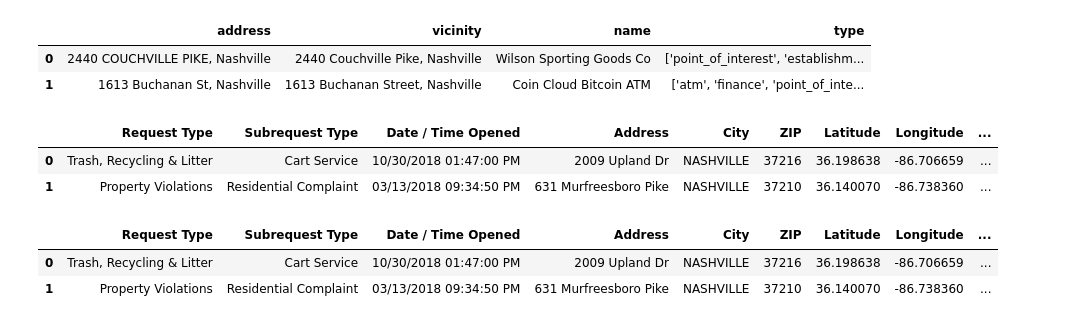
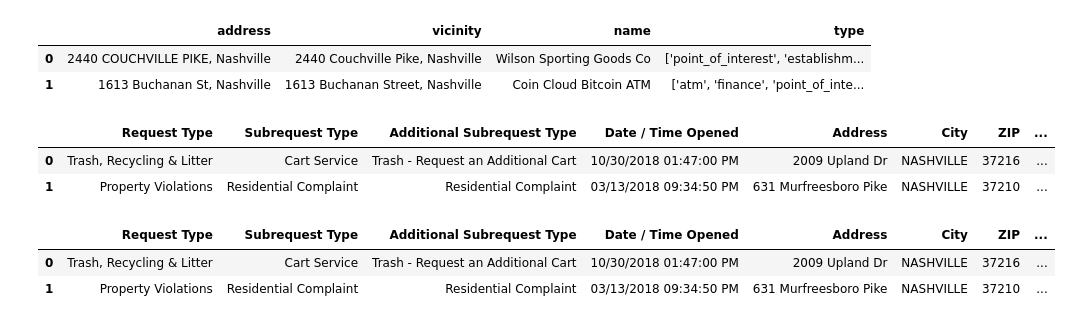
Before and after one commit to nataliaz87/nashville-covid-quaranteam, a Jupyter notebook: notebooks/covid_19_nz.ipynb, the cells around one changed output. Saved outputs shown, nothing was run; the diff lists cells and outputs as text; code cells hidden in the pictures.

```diff
--- a/notebooks/covid_19_nz.ipynb
+++ b/notebooks/covid_19_nz.ipynb
@@ -33,17 +37,17 @@ businesses_df.head(2)
 | 0 | 2440 COUCHVILLE PIKE, Nashville | 2440 Couchville Pike, Nashville | Wilson Sporting Goods Co | ['point_of_interest', 'establishm... |
 | 1 | 1613 Buchanan St, Nashville | 1613 Buchanan Street, Nashville | Coin Cloud Bitcoin ATM | ['atm', 'finance', 'point_of_inte... |
 # %%
-service_requests_filtered = service_requests_df[['Request Type','Subrequest Type','Date / Time Opened','Address', 'City','ZIP','Latitude','Longitude','Mapped Location']]
+service_requests_filtered = service_requests_df[['Request Type','Subrequest Type','Additional Subrequest Type','Date / Time Opened','Address', 'City','ZIP','Latitude','Longitude','Mapped Location']]
 service_requests_filtered.head(2)
 # %% [output]
-|  | Request Type | Subrequest Type | Date / Time Opened | Address | City | ZIP | Latitude | Longitude | ... |
-| 0 | Trash, Recycling & Litter | Cart Service | 10/30/2018 01:47:00 PM | 2009 Upland Dr | NASHVILLE | 37216 | 36.198638 | -86.706659 | ... |
-| 1 | Property Violations | Residential Complaint | 03/13/2018 09:34:50 PM | 631 Murfreesboro Pike | NASHVILLE | 37210 | 36.140070 | -86.738360 | ... |
+|  | Request Type | Subrequest Type | Additional Subrequest Type | Date / Time Opened | Address | City | ZIP | ... |
+| 0 | Trash, Recycling & Litter | Cart Service | Trash - Request an Additional Cart | 10/30/2018 01:47:00 PM | 2009 Upland Dr | NASHVILLE | 37216 | ... |
+| 1 | Property Violations | Residential Complaint | Residential Complaint | 03/13/2018 09:34:50 PM | 631 Murfreesboro Pike | NASHVILLE | 37210 | ... |
 # %%
 service_requests_dropped_nan = service_requests_filtered.dropna()
 service_requests_dropped_nan.head(2)
 # %% [output]
-|  | Request Type | Subrequest Type | Date / Time Opened | Address | City | ZIP | Latitude | Longitude | ... |
-| 0 | Trash, Recycling & Litter | Cart Service | 10/30/2018 01:47:00 PM | 2009 Upland Dr | NASHVILLE | 37216 | 36.198638 | -86.706659 | ... |
-| 1 | Property Violations | Residential Complaint | 03/13/2018 09:34:50 PM | 631 Murfreesboro Pike | NASHVILLE | 37210 | 36.140070 | -86.738360 | ... |
+|  | Request Type | Subrequest Type | Additional Subrequest Type | Date / Time Opened | Address | City | ZIP | ... |
+| 0 | Trash, Recycling & Litter | Cart Service | Trash - Request an Additional Cart | 10/30/2018 01:47:00 PM | 2009 Upland Dr | NASHVILLE | 37216 | ... |
+| 1 | Property Violations | Residential Complaint | Residential Complaint | 03/13/2018 09:34:50 PM | 631 Murfreesboro Pike | NASHVILLE | 37210 | ... |
 # %%
```
Also changed, not shown: parts of 15 cells of this notebook.
